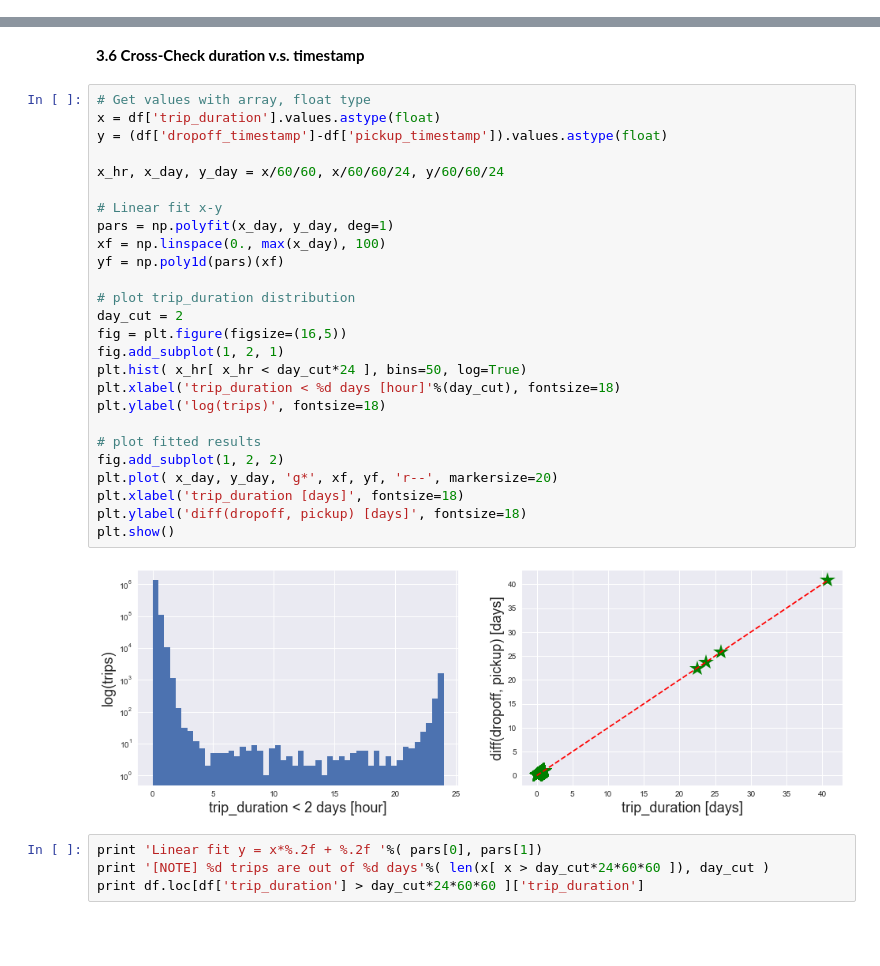
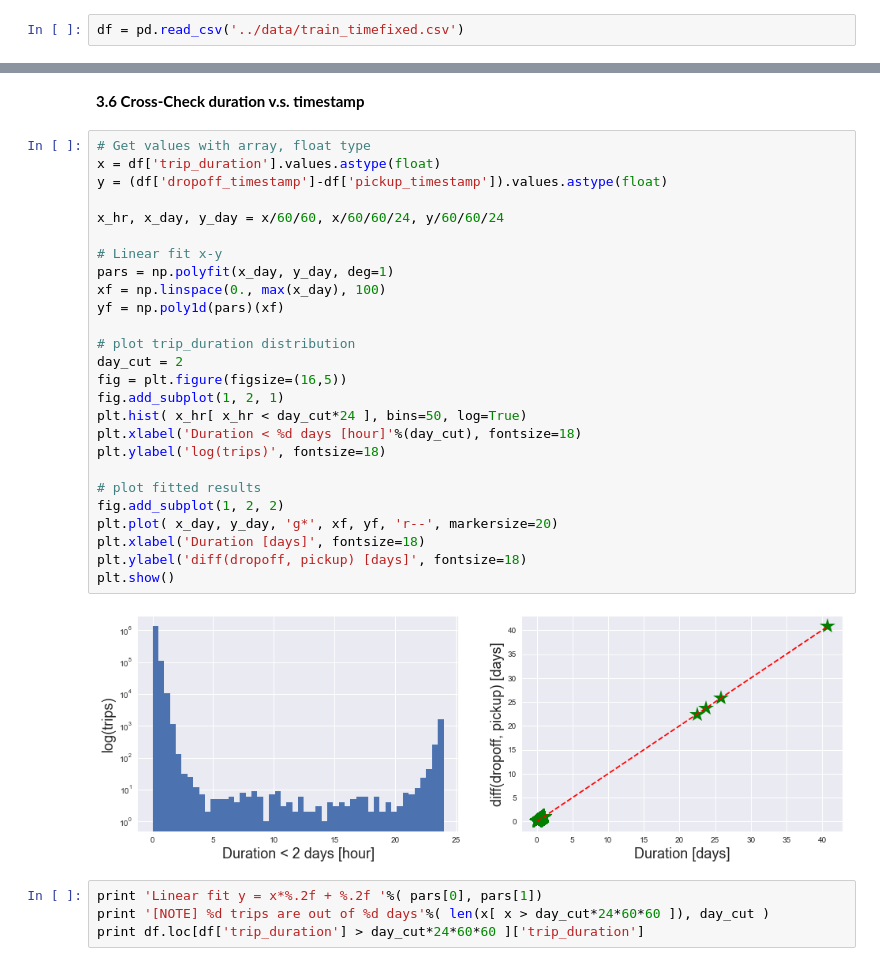
Before and after one commit to yennanliu/NYC_Taxi_Trip_Duration, a Jupyter notebook: notebook/EDA_jtsai_overview.ipynb, the cells around one changed output, grey strips where cells are left out. Drawn from its saved outputs; the diff is of its cells as text; blank space fills up the shorter version.

```diff
--- a/notebook/EDA_jtsai_overview.ipynb
+++ b/notebook/EDA_jtsai_overview.ipynb
@@ -247,3 +257,5 @@ df.head()
 # %% [markdown]
 * Remove the year column, since they are all the same.
+# %%
+df = pd.read_csv('../data/train_timefixed.csv')
 # %% [markdown]
@@ -255,31 +293,31 @@ df.head()
 # %%
 # Get values with array, float type
 x = df['trip_duration'].values.astype(float)
 y = (df['dropoff_timestamp']-df['pickup_timestamp']).values.astype(float)
 
 x_hr, x_day, y_day = x/60/60, x/60/60/24, y/60/60/24
 
 # Linear fit x-y
 pars = np.polyfit(x_day, y_day, deg=1)
 xf = np.linspace(0., max(x_day), 100)
 yf = np.poly1d(pars)(xf)
 
 # plot trip_duration distribution
 day_cut = 2
 fig = plt.figure(figsize=(16,5))
 fig.add_subplot(1, 2, 1)
 plt.hist( x_hr[ x_hr < day_cut*24 ], bins=50, log=True)
-plt.xlabel('trip_duration < %d days [hour]'%(day_cut), fontsize=18)
+plt.xlabel('Duration < %d days [hour]'%(day_cut), fontsize=18)
 plt.ylabel('log(trips)', fontsize=18)
 
 # plot fitted results
 fig.add_subplot(1, 2, 2)
 plt.plot( x_day, y_day, 'g*', xf, yf, 'r--', markersize=20)
-plt.xlabel('trip_duration [days]', fontsize=18)
+plt.xlabel('Duration [days]', fontsize=18)
 plt.ylabel('diff(dropoff, pickup) [days]', fontsize=18)
 plt.show()
 # %% [output]
-[figure, old version]
+[figure, new version]
 # %%
 print 'Linear fit y = x*%.2f + %.2f '%( pars[0], pars[1])
 print '[NOTE] %d trips are out of %d days'%( len(x[ x > day_cut*24*60*60 ]), day_cut )
```
Also changed, not shown: parts of 8 cells of this notebook.
